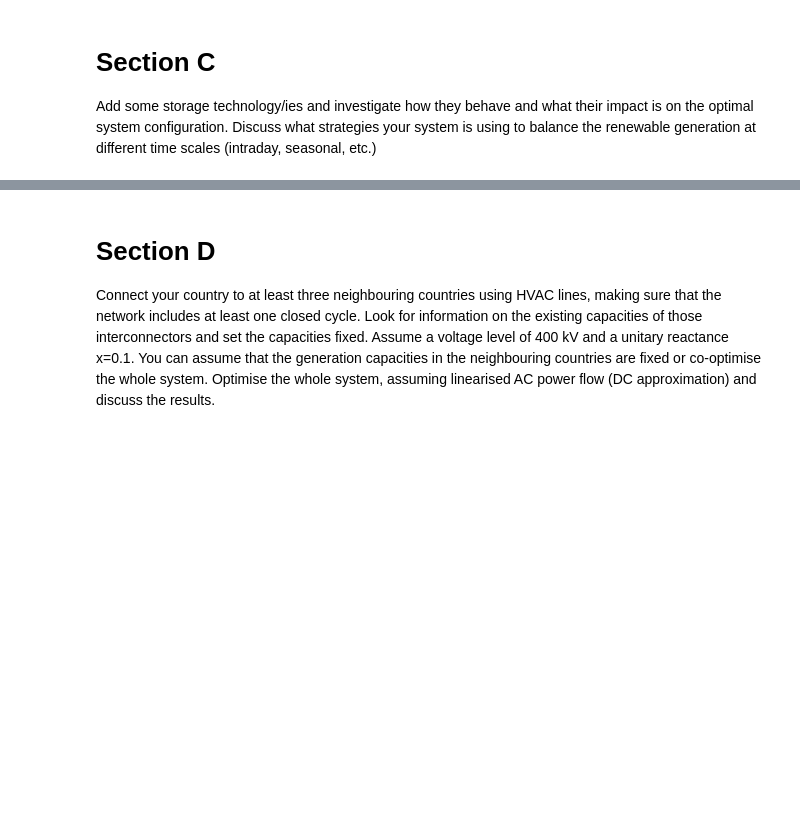
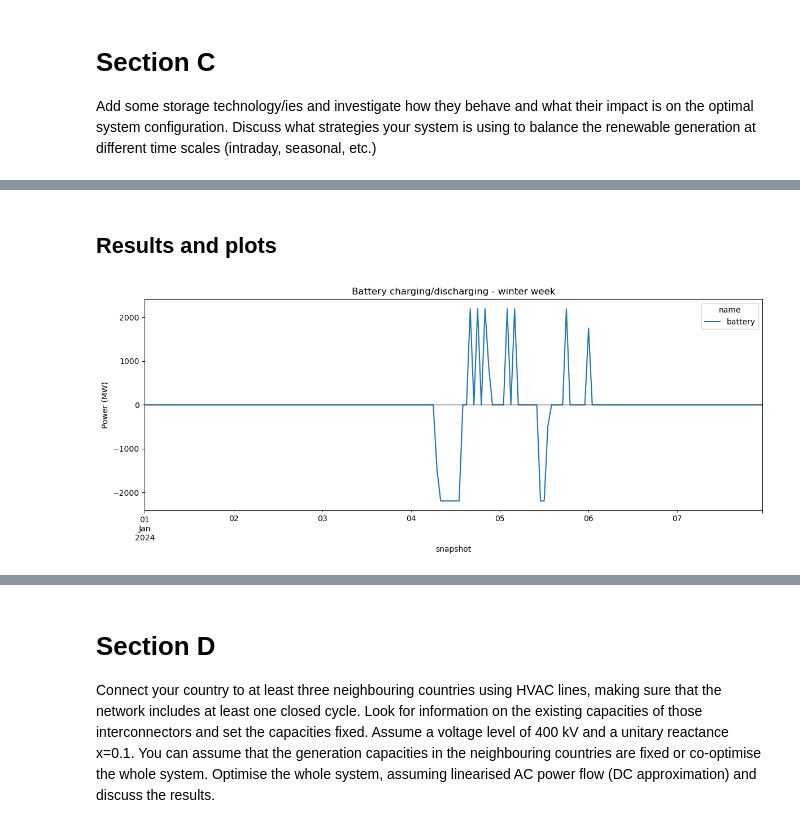
Before and after one commit to fortero23/Integrated_Energy_Grids, a Jupyter notebook: Modules/Assignment1.ipynb, the cells around one changed output, grey strips where cells are left out. Saved outputs shown, nothing was run; the diff lists cells and outputs as text; code cells hidden in the pictures; blank space fills up the shorter version.

Commit message:
PART C ADDED

```diff
--- a/Modules/Assignment1.ipynb
+++ b/Modules/Assignment1.ipynb
@@ -854,0 +956,29 @@ Add some storage technology/ies and investigate how they behave and what their i
+# %%
+
+part_c_results = []
+
+year = 2024
+df_year = production_by_year[year]
+#for year, df_year in production_by_year.items():
+
+print(f"\nRunning model WITH STORAGE for weather year {year}")
+
+# We recompute the cf for every single hour of the year
+wind_onshore_cf  = (df_year["wind_onshore"] / onshore_cap[year]).clip(0,1)
+wind_offshore_cf = (df_year["wind_offshore"] / offshore_cap[year]).clip(0,1)
+solar_cf         = (df_year["solar"] / solar_cap[year]).clip(0,1)
+
+# IMPORTANT: align timestamps with network snapshots
+wind_onshore_cf.index  = demand_series.index
+wind_offshore_cf.index = demand_series.index
+solar_cf.index         = demand_series.index
+
+capacities, n_storage = network_model_with_storage(
+    wind_onshore_cf,
+    wind_offshore_cf,
+    solar_cf
+)
+
+part_c_results.append({"year": year,**capacities})
+part_c_df = pd.DataFrame(part_c_results).set_index("year")
+print(part_c_df)
@@ -854,0 +1002,12 @@ Add some storage technology/ies and investigate how they behave and what their i
+# %% [markdown]
+## Results and plots
+# %%
+
+n_storage.storage_units_t.p[["battery"]].loc["2024-01-01":"2024-01-07"].plot(figsize=(12,5))
+plt.axhline(0, color="black", linewidth=0.8)
+plt.ylabel("Power (MW)")
+plt.title("Battery charging/discharging - winter week")
+plt.tight_layout()
+plt.show()
+# %% [output]
+[figure, added]
```
Also changed, not shown: parts of 16 cells of this notebook.
